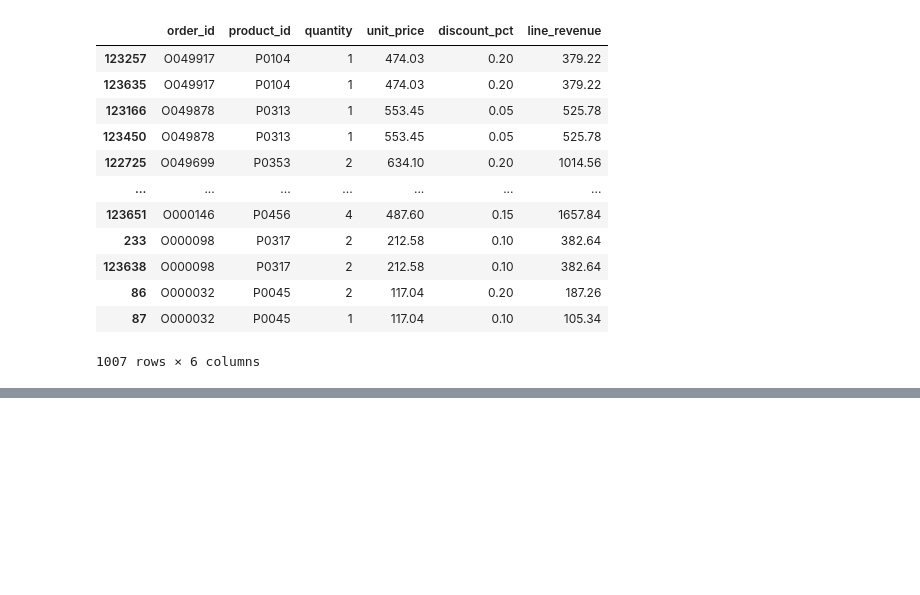
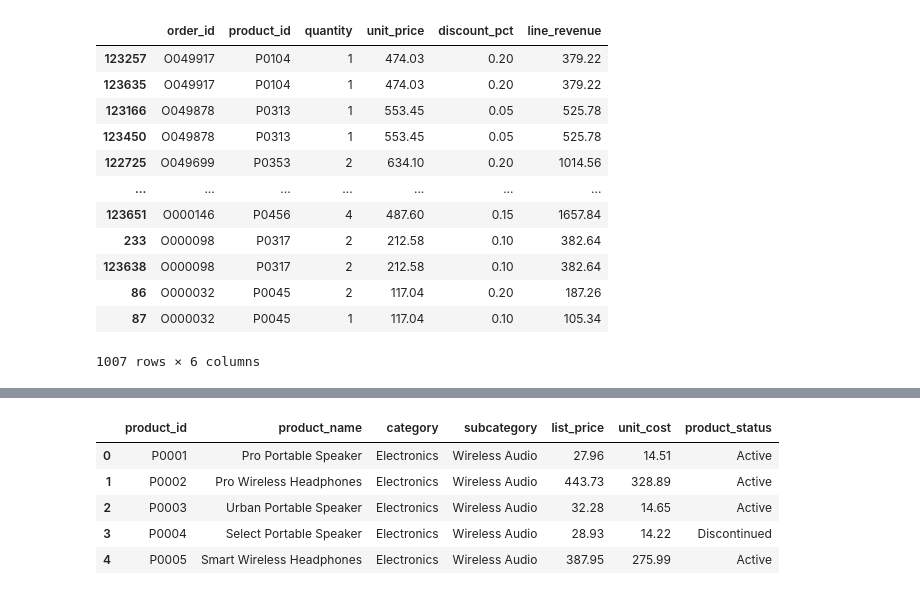
Before and after one commit to Nussev/retail-analytics-portfolio, a Jupyter notebook: notebooks/01_data_exploration.ipynb, the cells around one changed output, grey strips where cells are left out. Saved outputs shown, nothing was run; the diff lists cells and outputs as text; code cells hidden in the pictures; blank space fills up the shorter version.

```diff
--- a/notebooks/01_data_exploration.ipynb
+++ b/notebooks/01_data_exploration.ipynb
@@ -235,0 +320,9 @@ final_list.sort_values(["order_id", "product_id"], ascending=False)
+# %%
+products.head()
+# %% [output]
+|  | product_id | product_name | category | subcategory | list_price | unit_cost | product_status |
+| 0 | P0001 | Pro Portable Speaker | Electronics | Wireless Audio | 27.96 | 14.51 | Active |
+| 1 | P0002 | Pro Wireless Headphones | Electronics | Wireless Audio | 443.73 | 328.89 | Active |
+| 2 | P0003 | Urban Portable Speaker | Electronics | Wireless Audio | 32.28 | 14.65 | Active |
+| 3 | P0004 | Select Portable Speaker | Electronics | Wireless Audio | 28.93 | 14.22 | Discontinued |
+| 4 | P0005 | Smart Wireless Headphones | Electronics | Wireless Audio | 387.95 | 275.99 | Active |
```
Also changed, not shown: parts of 17 cells of this notebook, 1 other file.
